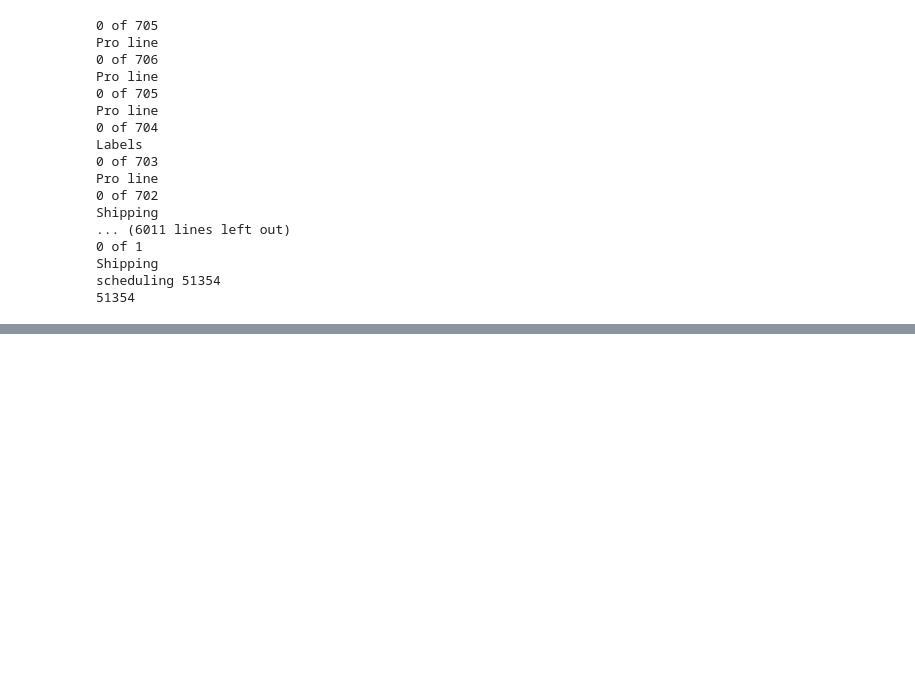
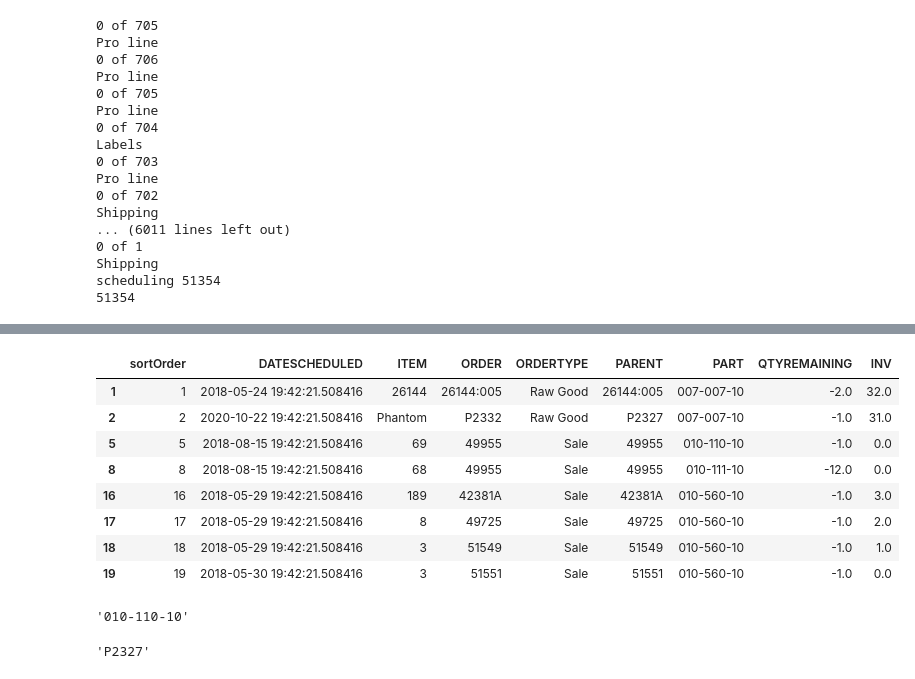
Before and after one commit to jnelson-commnet/FB_Auto_Scheduler, a Jupyter notebook: Untitled.ipynb, the cells around one changed output, grey strips where cells are left out. Saved outputs shown, nothing was run; the diff lists cells and outputs as text; code cells hidden in the pictures; blank space fills up the shorter version.

```diff
--- a/Untitled.ipynb
+++ b/Untitled.ipynb
@@ -871,0 +888,2 @@ inventoryCounter
+# %%
+negInv = inventoryCounter[inventoryCounter['QTYREMAINING'] < 0].copy()
@@ -871,0 +907,12 @@ inventoryCounter
+# %%
+negInv.copy().head(8)
+# %% [output]
+|  | sortOrder | DATESCHEDULED | ITEM | ORDER | ORDERTYPE | PARENT | PART | QTYREMAINING | INV |
+| 1 | 1 | 2018-05-24 19:42:21.508416 | 26144 | 26144:005 | Raw Good | 26144:005 | 007-007-10 | -2.0 | 32.0 |
+| 2 | 2 | 2020-10-22 19:42:21.508416 | Phantom | P2332 | Raw Good | P2327 | 007-007-10 | -1.0 | 31.0 |
+| 5 | 5 | 2018-08-15 19:42:21.508416 | 69 | 49955 | Sale | 49955 | 010-110-10 | -1.0 | 0.0 |
+| 8 | 8 | 2018-08-15 19:42:21.508416 | 68 | 49955 | Sale | 49955 | 010-111-10 | -12.0 | 0.0 |
+| 16 | 16 | 2018-05-29 19:42:21.508416 | 189 | 42381A | Sale | 42381A | 010-560-10 | -1.0 | 3.0 |
+| 17 | 17 | 2018-05-29 19:42:21.508416 | 8 | 49725 | Sale | 49725 | 010-560-10 | -1.0 | 2.0 |
+| 18 | 18 | 2018-05-29 19:42:21.508416 | 3 | 51549 | Sale | 51549 | 010-560-10 | -1.0 | 1.0 |
+| 19 | 19 | 2018-05-30 19:42:21.508416 | 3 | 51551 | Sale | 51551 | 010-560-10 | -1.0 | 0.0 |
@@ -871,0 +922,12 @@ inventoryCounter
+# %%
+while len(negInv) > 0:
+    part = negInv['PART'].iat[0]
+    qtyUsed = negInv['QTYREMAINING'].iat[0]
+    posRef = posInv[posInv['PART'] == part].copy()
+    qtyFeed = posRef['QTYREMAINING'].iat[0]
+# %% [output]
+'010-110-10'
+# %%
+negInv['PARENT'].iat[1]
+# %% [output]
+'P2327'
```
Also changed, not shown: parts of 14 cells of this notebook, 2 other files.
